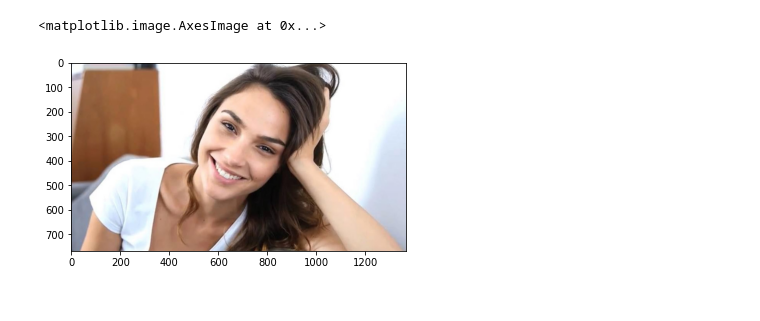
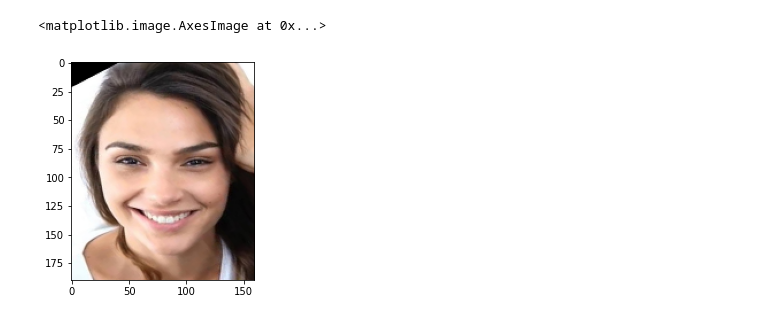
Before and after one commit to randy8642/ImageProcessing_HW2_AffineTransform, a Jupyter notebook: main.ipynb, the cells around one changed output. Drawn from its saved outputs; the diff is of its cells as text; code cells hidden in the pictures.

```diff
--- a/main.ipynb
+++ b/main.ipynb
@@ -6,2 +7,5 @@ import matplotlib.pyplot as plt
 # %%
 img = cv2.imread('./source/s1.jpg')
+# %%
+# [左內眼角], [右內眼角], [鼻尖]
+srcTri = [[676, 296], [753, 341], [655, 405]]
@@ -7,0 +22,6 @@ img = cv2.imread('./source/s1.jpg')
+# %%
+srcTri = np.array(srcTri, dtype=np.float32)
+dstTri = np.array(dstTri, dtype=np.float32)
+# %%
+warp_mat = cv2.getAffineTransform(srcTri, dstTri)
+warp_dst = cv2.warpAffine(img, warp_mat, (160, 190))
@@ -8,5 +54,5 @@ img = cv2.imread('./source/s1.jpg')
 # %%
-plt.imshow(cv2.cvtColor(img, cv2.COLOR_BGR2RGB))
+plt.imshow(cv2.cvtColor(warp_dst, cv2.COLOR_BGR2RGB))
 # %% [output]
 <matplotlib.image.AxesImage at 0x...>
-[figure, old version]
+[figure, new version]
```
Also changed, not shown: parts of 9 cells of this notebook, 1 other file.
